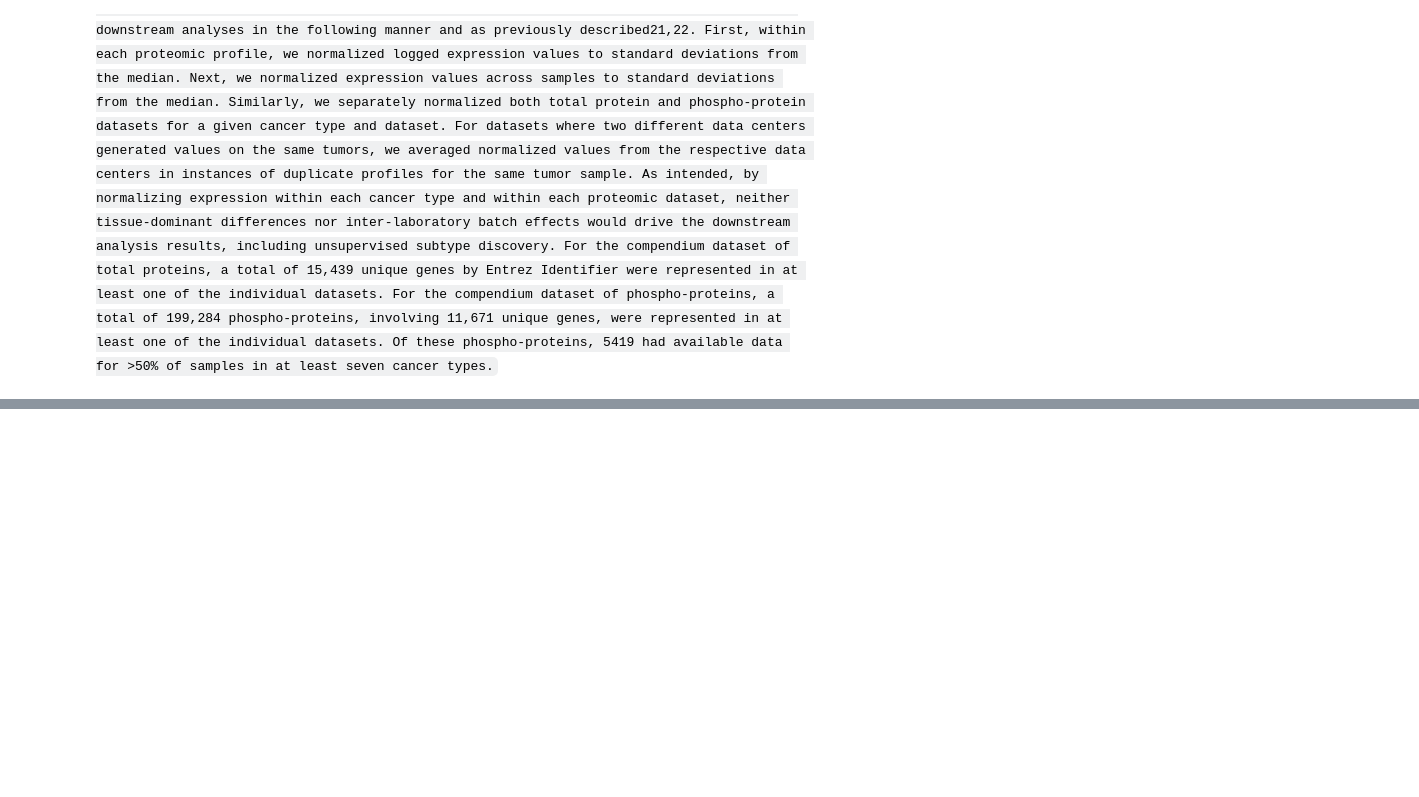
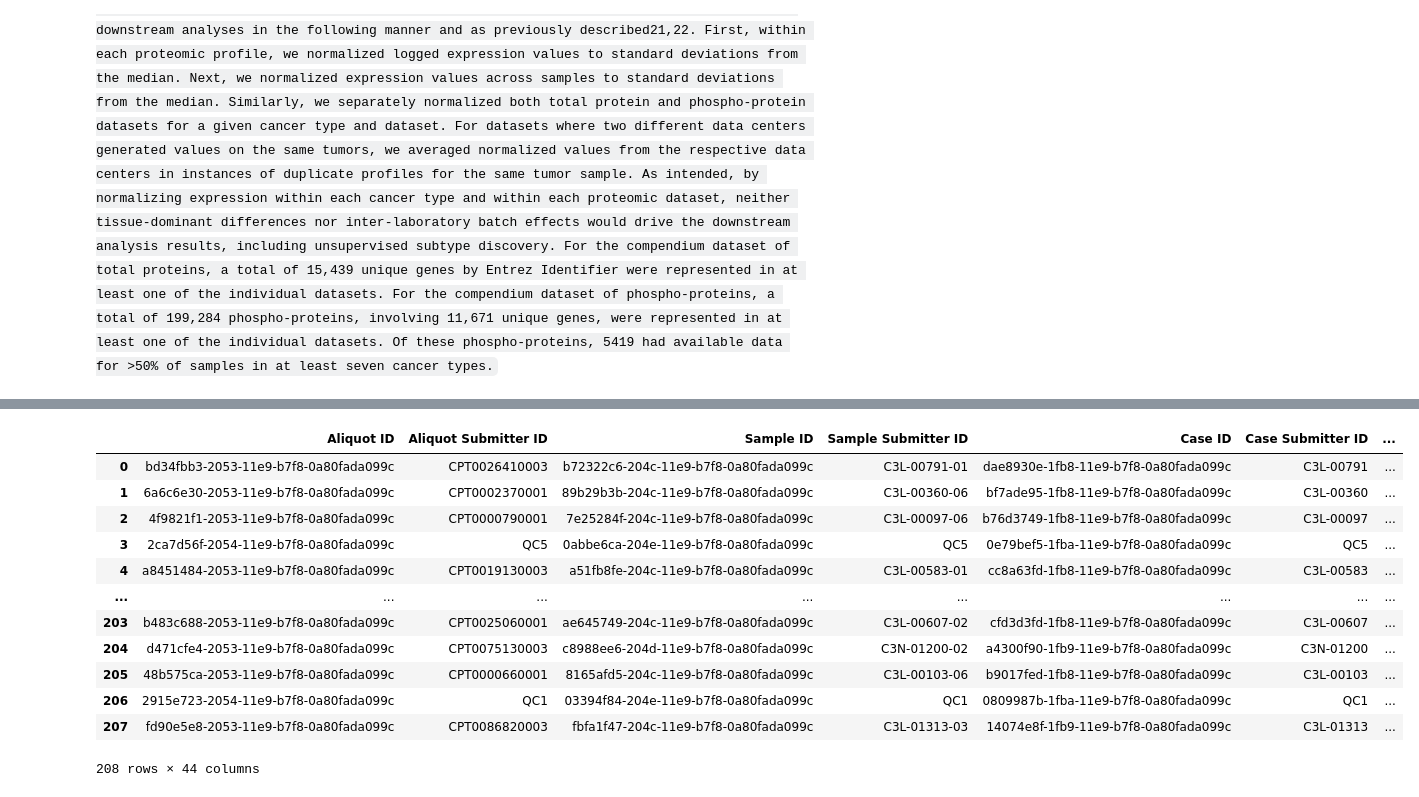
Before and after one commit to ArianeMora/public_cancer_data, a Jupyter notebook: datasets/CPTAC3/input_data/TCGA_RNA_DNAMethylation_ALL/Protein_filter.ipynb, the cells around one changed output, grey strips where cells are left out. Cells and saved outputs as stored; diff of their text form; code cells hidden in the pictures; blank space fills up the shorter version.

```diff
--- a/datasets/CPTAC3/input_data/TCGA_RNA_DNAMethylation_ALL/Protein_filter.ipynb
+++ b/datasets/CPTAC3/input_data/TCGA_RNA_DNAMethylation_ALL/Protein_filter.ipynb
@@ -132,0 +35,16 @@ df.shape
+# %%
+sample_df
+# %% [output]
+|  | Aliquot ID | Aliquot Submitter ID | Sample ID | Sample Submitter ID | Case ID | Case Submitter ID | ... |
+| 0 | bd34fbb3-2053-11e9-b7f8-0a80fada099c | CPT0026410003 | b72322c6-204c-11e9-b7f8-0a80fada099c | C3L-00791-01 | dae8930e-1fb8-11e9-b7f8-0a80fada099c | C3L-00791 | ... |
+| 1 | 6a6c6e30-2053-11e9-b7f8-0a80fada099c | CPT0002370001 | 89b29b3b-204c-11e9-b7f8-0a80fada099c | C3L-00360-06 | bf7ade95-1fb8-11e9-b7f8-0a80fada099c | C3L-00360 | ... |
+| 2 | 4f9821f1-2053-11e9-b7f8-0a80fada099c | CPT0000790001 | 7e25284f-204c-11e9-b7f8-0a80fada099c | C3L-00097-06 | b76d3749-1fb8-11e9-b7f8-0a80fada099c | C3L-00097 | ... |
+| 3 | 2ca7d56f-2054-11e9-b7f8-0a80fada099c | QC5 | 0abbe6ca-204e-11e9-b7f8-0a80fada099c | QC5 | 0e79bef5-1fba-11e9-b7f8-0a80fada099c | QC5 | ... |
+| 4 | a8451484-2053-11e9-b7f8-0a80fada099c | CPT0019130003 | a51fb8fe-204c-11e9-b7f8-0a80fada099c | C3L-00583-01 | cc8a63fd-1fb8-11e9-b7f8-0a80fada099c | C3L-00583 | ... |
+| ... | ... | ... | ... | ... | ... | ... | ... |
+| 203 | b483c688-2053-11e9-b7f8-0a80fada099c | CPT0025060001 | ae645749-204c-11e9-b7f8-0a80fada099c | C3L-00607-02 | cfd3d3fd-1fb8-11e9-b7f8-0a80fada099c | C3L-00607 | ... |
+| 204 | d471cfe4-2053-11e9-b7f8-0a80fada099c | CPT0075130003 | c8988ee6-204d-11e9-b7f8-0a80fada099c | C3N-01200-02 | a4300f90-1fb9-11e9-b7f8-0a80fada099c | C3N-01200 | ... |
+| 205 | 48b575ca-2053-11e9-b7f8-0a80fada099c | CPT0000660001 | 8165afd5-204c-11e9-b7f8-0a80fada099c | C3L-00103-06 | b9017fed-1fb8-11e9-b7f8-0a80fada099c | C3L-00103 | ... |
+| 206 | 2915e723-2054-11e9-b7f8-0a80fada099c | QC1 | 03394f84-204e-11e9-b7f8-0a80fada099c | QC1 | 0809987b-1fba-11e9-b7f8-0a80fada099c | QC1 | ... |
+| 207 | fd90e5e8-2053-11e9-b7f8-0a80fada099c | CPT0086820003 | fbfa1f47-204c-11e9-b7f8-0a80fada099c | C3L-01313-03 | 14074e8f-1fb9-11e9-b7f8-0a80fada099c | C3L-01313 | ... |
+208 rows × 44 columns
```
Also changed, not shown: parts of 12 cells of this notebook, 2 other files.
